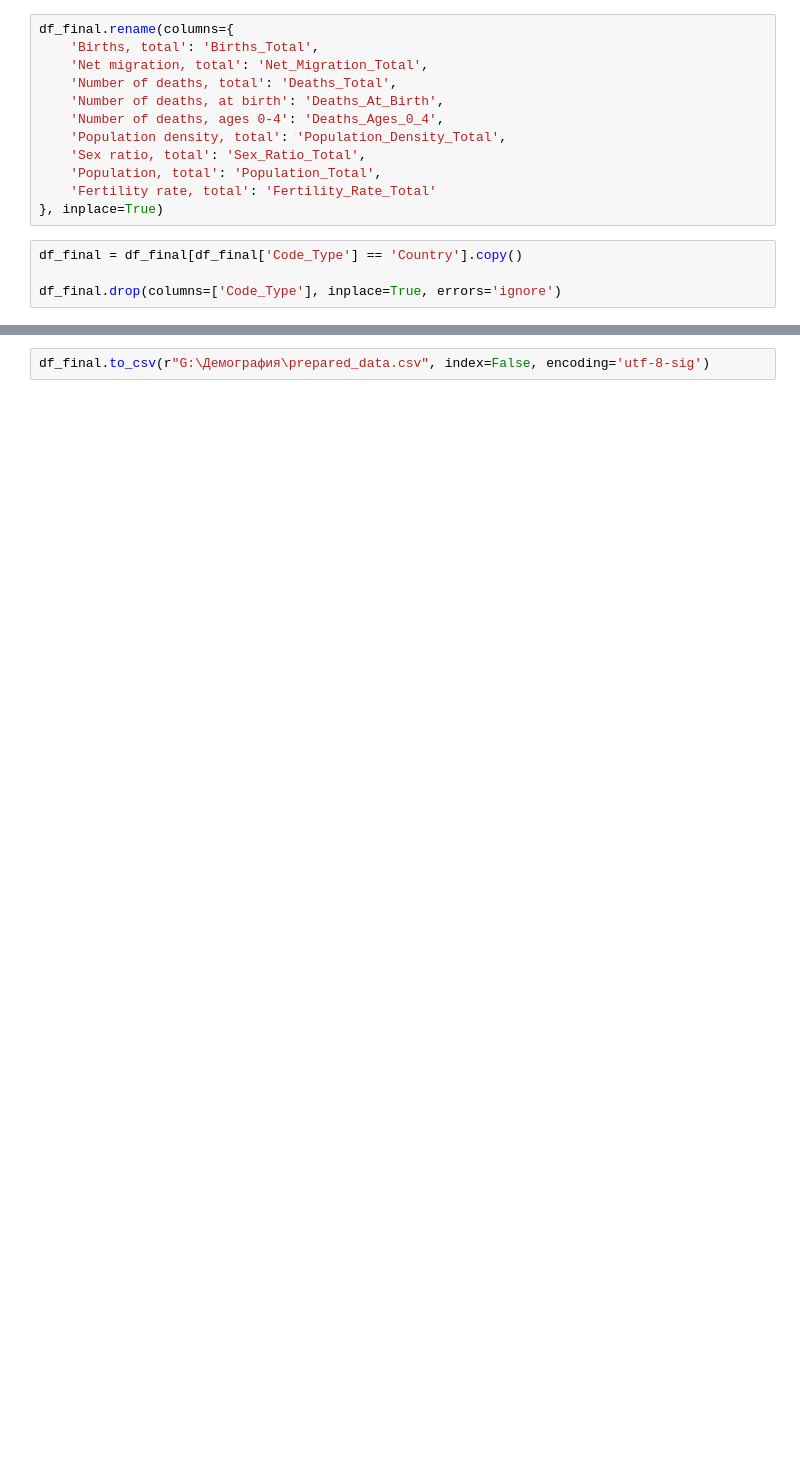
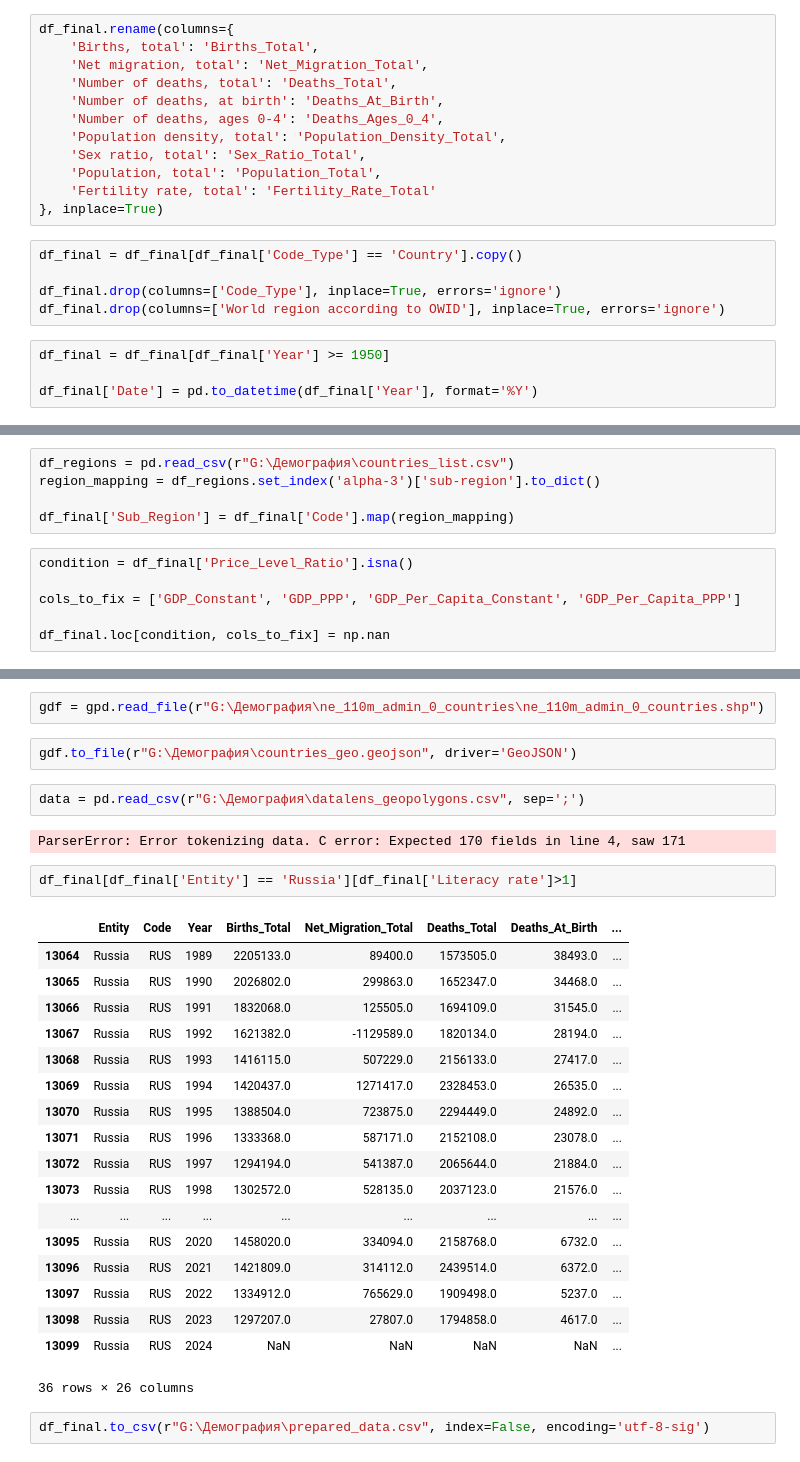
Before and after one commit to ilia-lugovoi/world-demography-analysis, a Jupyter notebook: demography_ETL.ipynb, the cells around one changed output, grey strips where cells are left out. Saved outputs shown, nothing was run; the diff lists cells and outputs as text; blank space fills up the shorter version.

```diff
--- a/demography_ETL.ipynb
+++ b/demography_ETL.ipynb
@@ -373,3 +403,8 @@ df_final.rename(columns={
 df_final = df_final[df_final['Code_Type'] == 'Country'].copy()
 
 df_final.drop(columns=['Code_Type'], inplace=True, errors='ignore')
+df_final.drop(columns=['World region according to OWID'], inplace=True, errors='ignore')
+# %%
+df_final = df_final[df_final['Year'] >= 1950]
+
+df_final['Date'] = pd.to_datetime(df_final['Year'], format='%Y')
@@ -375,0 +413,11 @@ df_final.drop(columns=['Code_Type'], inplace=True, errors='ignore')
+# %%
+df_regions = pd.read_csv(r"G:\Демография\сountries_list.csv")
+region_mapping = df_regions.set_index('alpha-3')['sub-region'].to_dict()
+
+df_final['Sub_Region'] = df_final['Code'].map(region_mapping)
+# %%
+condition = df_final['Price_Level_Ratio'].isna()
+
+cols_to_fix = ['GDP_Constant', 'GDP_PPP', 'GDP_Per_Capita_Constant', 'GDP_Per_Capita_PPP']
+
+df_final.loc[condition, cols_to_fix] = np.nan
@@ -376,2 +429,31 @@ df_final.drop(columns=['Code_Type'], inplace=True, errors='ignore')
+# %%
+gdf = gpd.read_file(r"G:\Демография\ne_110m_admin_0_countries\ne_110m_admin_0_countries.shp")
+# %%
+gdf.to_file(r"G:\Демография\countries_geo.geojson", driver='GeoJSON')
+# %%
+data = pd.read_csv(r"G:\Демография\datalens_geopolygons.csv", sep=';')
+# %% [output]
+ParserError: Error tokenizing data. C error: Expected 170 fields in line 4, saw 171
+# %%
+df_final[df_final['Entity'] == 'Russia'][df_final['Literacy rate']>1]
+# %% [output]
+|  | Entity | Code | Year | Births_Total | Net_Migration_Total | Deaths_Total | Deaths_At_Birth | ... |
+| 13064 | Russia | RUS | 1989 | 2205133.0 | 89400.0 | 1573505.0 | 38493.0 | ... |
+| 13065 | Russia | RUS | 1990 | 2026802.0 | 299863.0 | 1652347.0 | 34468.0 | ... |
+| 13066 | Russia | RUS | 1991 | 1832068.0 | 125505.0 | 1694109.0 | 31545.0 | ... |
+| 13067 | Russia | RUS | 1992 | 1621382.0 | -1129589.0 | 1820134.0 | 28194.0 | ... |
+| 13068 | Russia | RUS | 1993 | 1416115.0 | 507229.0 | 2156133.0 | 27417.0 | ... |
+| 13069 | Russia | RUS | 1994 | 1420437.0 | 1271417.0 | 2328453.0 | 26535.0 | ... |
+| 13070 | Russia | RUS | 1995 | 1388504.0 | 723875.0 | 2294449.0 | 24892.0 | ... |
+| 13071 | Russia | RUS | 1996 | 1333368.0 | 587171.0 | 2152108.0 | 23078.0 | ... |
+| 13072 | Russia | RUS | 1997 | 1294194.0 | 541387.0 | 2065644.0 | 21884.0 | ... |
+| 13073 | Russia | RUS | 1998 | 1302572.0 | 528135.0 | 2037123.0 | 21576.0 | ... |
+| ... | ... | ... | ... | ... | ... | ... | ... | ... |
+| 13095 | Russia | RUS | 2020 | 1458020.0 | 334094.0 | 2158768.0 | 6732.0 | ... |
+| 13096 | Russia | RUS | 2021 | 1421809.0 | 314112.0 | 2439514.0 | 6372.0 | ... |
+| 13097 | Russia | RUS | 2022 | 1334912.0 | 765629.0 | 1909498.0 | 5237.0 | ... |
+| 13098 | Russia | RUS | 2023 | 1297207.0 | 27807.0 | 1794858.0 | 4617.0 | ... |
+| 13099 | Russia | RUS | 2024 | NaN | NaN | NaN | NaN | ... |
+36 rows × 26 columns
 # %%
 df_final.to_csv(r"G:\Демография\prepared_data.csv", index=False, encoding='utf-8-sig')
```
Also changed, not shown: parts of 37 cells of this notebook.
